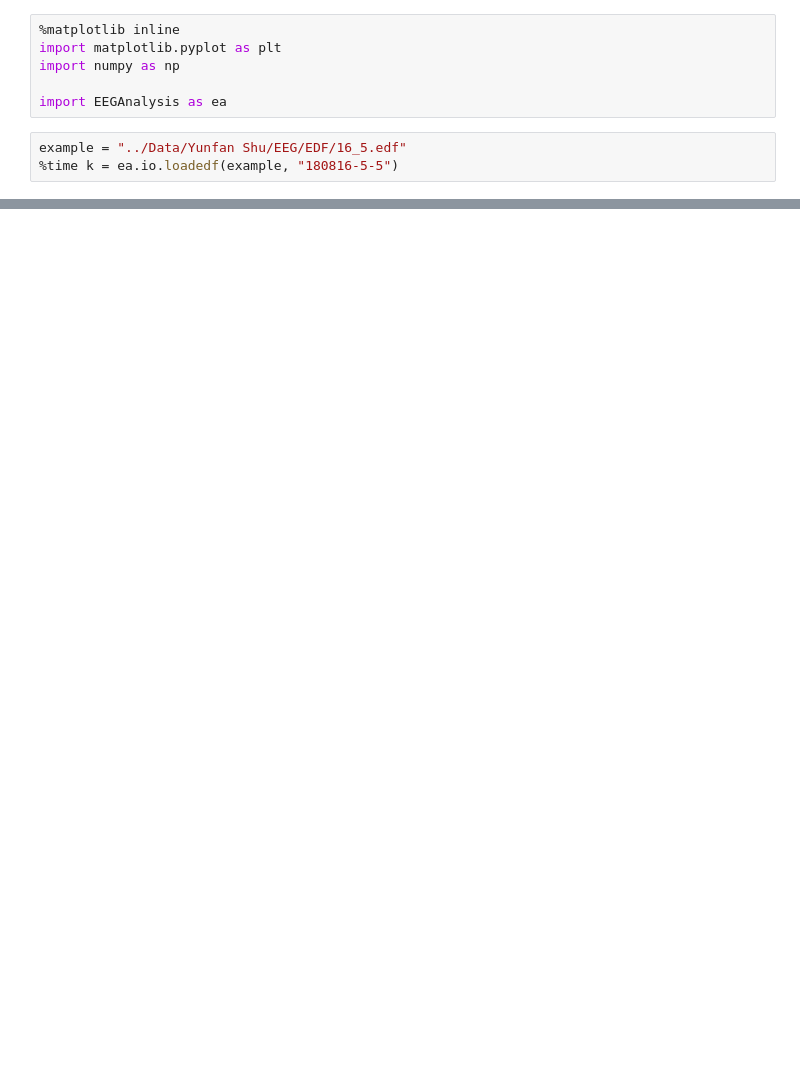
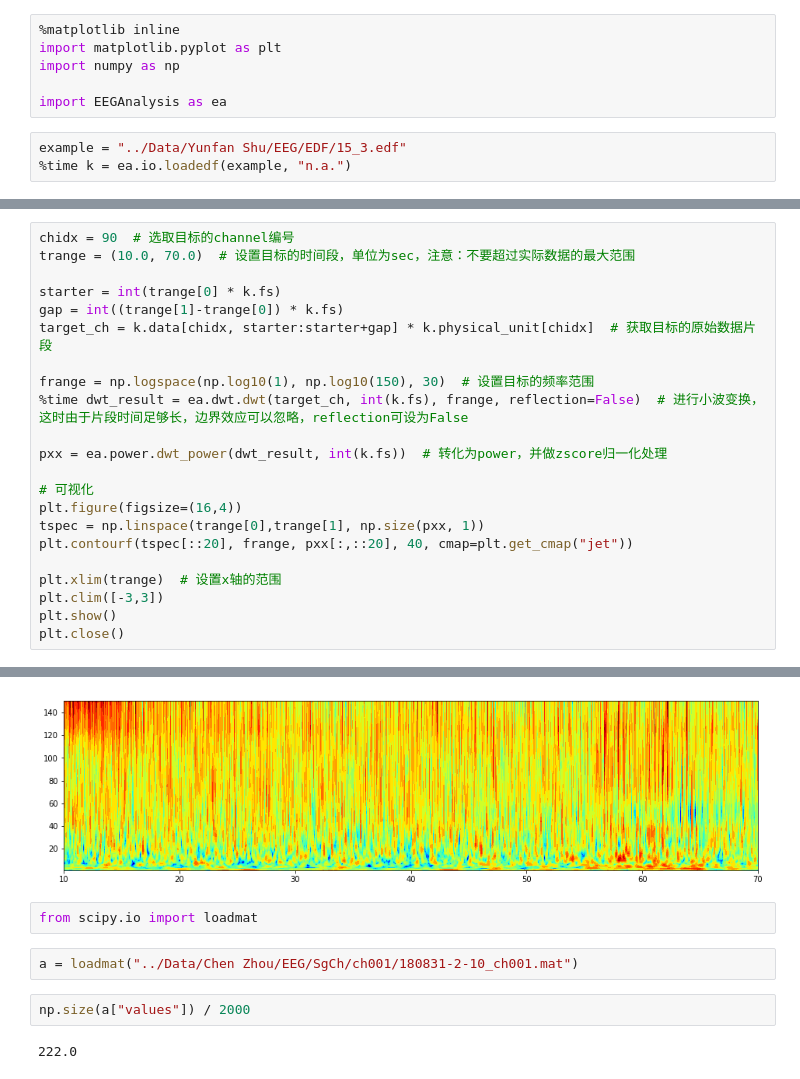
Before and after one commit to ZhangJiayiLab/EEGAnalysis, a Jupyter notebook: EDF_reader.ipynb, the cells around one changed output, grey strips where cells are left out. Drawn from its saved outputs; the diff is of its cells as text; blank space fills up the shorter version.

```diff
--- a/EDF_reader.ipynb
+++ b/EDF_reader.ipynb
@@ -5,6 +5,6 @@ import numpy as np
 
 import EEGAnalysis as ea
 # %%
-example = "../Data/Yunfan Shu/EEG/EDF/16_5.edf"
-%time k = ea.io.loadedf(example, "180816-5-5")
+example = "../Data/Yunfan Shu/EEG/EDF/15_3.edf"
+%time k = ea.io.loadedf(example, "n.a.")
 # %% [output]
@@ -19,0 +42,23 @@ plt.show()
+# %%
+chidx = 90  # 选取目标的channel编号
+trange = (10.0, 70.0)  # 设置目标的时间段，单位为sec，注意：不要超过实际数据的最大范围
+
+starter = int(trange[0] * k.fs)
+gap = int((trange[1]-trange[0]) * k.fs)
+target_ch = k.data[chidx, starter:starter+gap] * k.physical_unit[chidx]  # 获取目标的原始数据片段
+
+frange = np.logspace(np.log10(1), np.log10(150), 30)  # 设置目标的频率范围
+%time dwt_result = ea.dwt.dwt(target_ch, int(k.fs), frange, reflection=False)  # 进行小波变换，这时由于片段时间足够长，边界效应可以忽略，reflection可设为False
+
+pxx = ea.power.dwt_power(dwt_result, int(k.fs))  # 转化为power，并做zscore归一化处理
+
+# 可视化
+plt.figure(figsize=(16,4))
+tspec = np.linspace(trange[0],trange[1], np.size(pxx, 1))
+plt.contourf(tspec[::20], frange, pxx[:,::20], 40, cmap=plt.get_cmap("jet"))
+
+plt.xlim(trange)  # 设置x轴的范围
+plt.clim([-3,3])
+plt.show()
+plt.close()
+# %% [output]
@@ -19,0 +67,9 @@ plt.show()
+[figure, added]
+# %%
+from scipy.io import loadmat
+# %%
+a = loadmat("../Data/Chen Zhou/EEG/SgCh/ch001/180831-2-10_ch001.mat")
+# %%
+np.size(a["values"]) / 2000
+# %% [output]
+222.0
```
Also changed, not shown: parts of 5 cells of this notebook, 5 other files.
